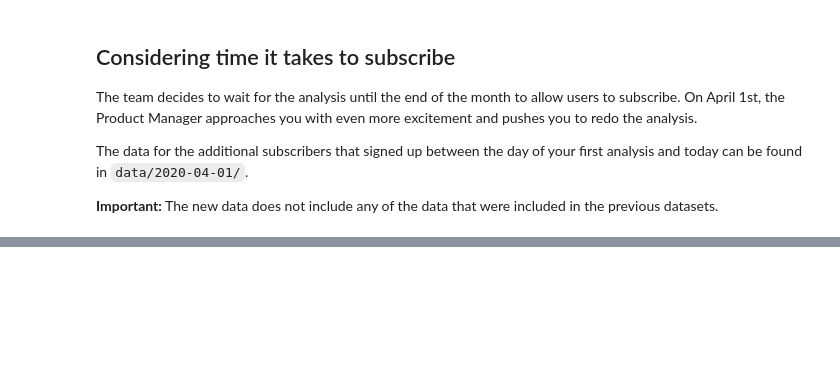
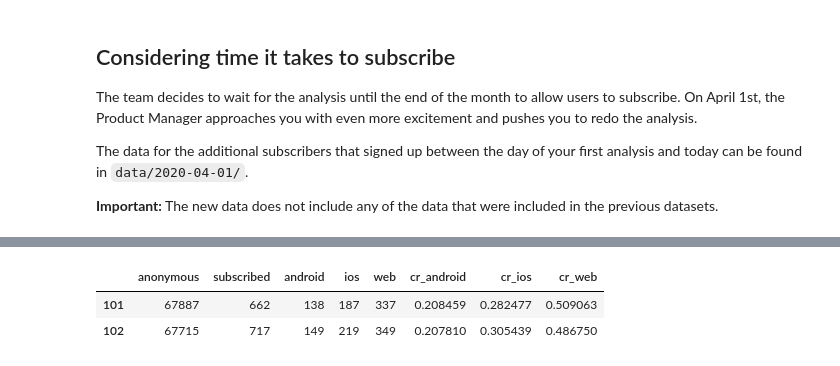
Before and after one commit to therinz/data-ber-08-20, a Jupyter notebook: Labs/module-2_labs/05_applied-analysis/03_ab_testing/ab_test_conversion_rate.ipynb, the cells around one changed output, grey strips where cells are left out. Saved outputs shown, nothing was run; the diff lists cells and outputs as text; code cells hidden in the pictures; blank space fills up the shorter version.

```diff
--- a/Labs/module-2_labs/05_applied-analysis/03_ab_testing/ab_test_conversion_rate.ipynb
+++ b/Labs/module-2_labs/05_applied-analysis/03_ab_testing/ab_test_conversion_rate.ipynb
@@ -232,8 +218,8 @@ len(select[select["subscribed"] == 1])
 # %%
 exps = [101.0, 102.0]
 
-def conv_abs(exp):
-    select = app[app["exp_id"] == exp]
+def conv_abs(df, exp):
+    select = df[df["exp_id"] == exp]
     anony = len(select)
     subs = len(select[select["subscribed"] == 1])
     a, i, w = list(select[select["subscribed"] == 1]
@@ -247,8 +233,8 @@ def conv_abs(exp):
 cols = ['anonymous', 'subscribed',
         'android', 'ios', 'web',
         'cr_android', 'cr_ios', 'cr_web']
-conv_app = pd.DataFrame([conv_abs(101.0),
-                         conv_abs(102.0)],
+conv_app = pd.DataFrame([conv_abs(app, 101.0),
+                         conv_abs(app, 102.0)],
                         columns=cols,
                         index=[101, 102])
 conv_app
@@ -308,4 +328,13 @@ The data for the additional subscribers that signed up between the day of your f
 # %%
 # From here on, you're on your own. Redo the analysis from above with the new dataset.
 # Make sure to run a few inspections to make sure your data is how you expect it to be
 # After analyzing, provide a summary and a discussion including your communication to the Product Team
+cr_apr = pd.DataFrame([conv_abs(apr_app, 101.0),
+                       conv_abs(apr_app, 102.0)],
+                      columns=cols,
+                      index=[101, 102])
+cr_apr
+# %% [output]
+|  | anonymous | subscribed | android | ios | web | cr_android | cr_ios | cr_web |
+| 101 | 67887 | 662 | 138 | 187 | 337 | 0.208459 | 0.282477 | 0.509063 |
+| 102 | 67715 | 717 | 149 | 219 | 349 | 0.207810 | 0.305439 | 0.486750 |
```
Also changed, not shown: parts of 15 cells of this notebook.
